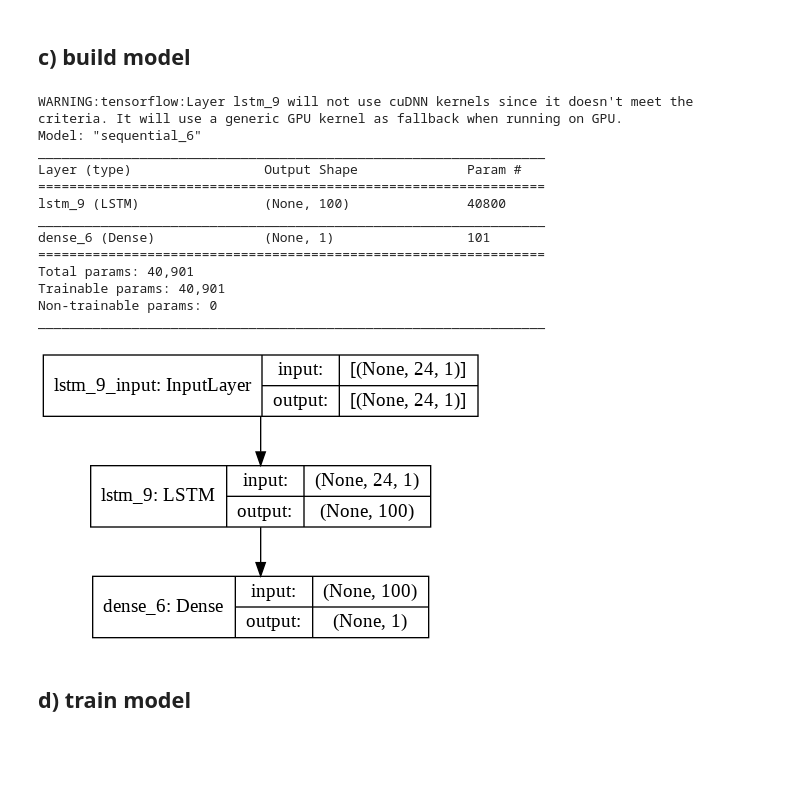
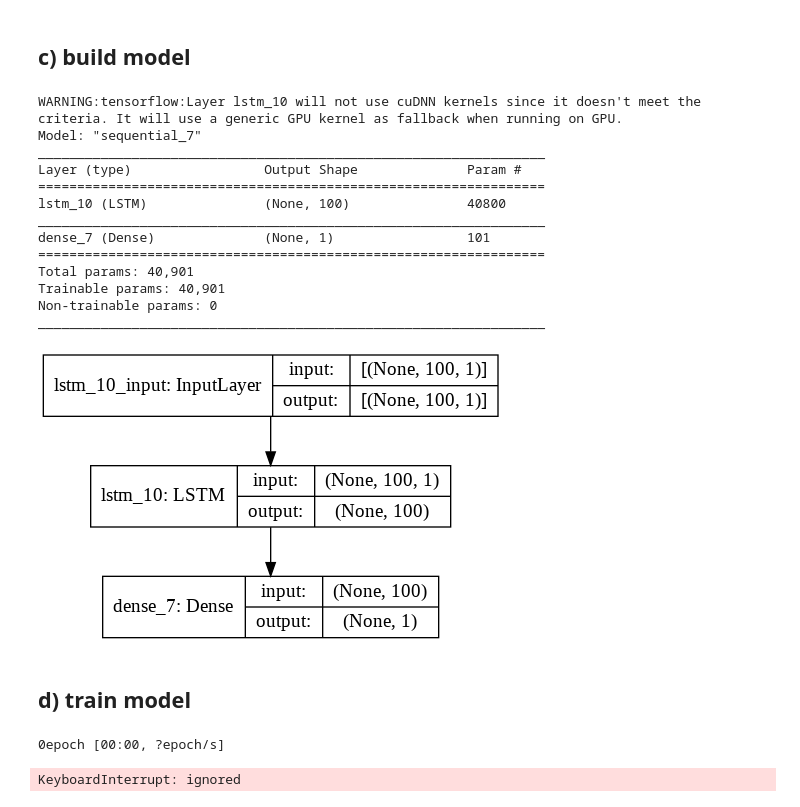
Before and after one commit to tjohanne42/time-series-project-simplon, a Jupyter notebook: preprocess_data.ipynb, the cells around one changed output. Cells and saved outputs as stored; diff of their text form; code cells hidden in the pictures; blank space fills up the shorter version.

```diff
--- a/preprocess_data.ipynb
+++ b/preprocess_data.ipynb
@@ -467,7 +467,7 @@ train.shape, test.shape
 # %% [output]
 ((2217, 1), (555, 1))
 # %%
-input_length = 24
+input_length = 100
 features_length = 1
 generator = TimeseriesGenerator(train, train, length=input_length, batch_size=1)
 # %% [markdown]
@@ -475,43 +475,43 @@ generator = TimeseriesGenerator(train, train, length=input_length, batch_size=1)
 # %%
 # inputs = Input(shape=(input_length, features_length))
 
 # main = LSTM(50, activation="relu", return_sequences=True)(inputs)
 # main = LSTM(50, activation="relu")(inputs)
 # main = Dense(1, activation=None, name='output')(main)
 
 # model = Model(inputs, main)
 
 # model.compile(
 #   optimizer = Adam(learning_rate=0.01),
 #   loss = "mse"
 # )
 
 model = Sequential()
 model.add(LSTM(100, activation="relu", input_shape=(input_length, features_length)))
 model.add(Dense(1))
-model.compile(optimizer="adam", loss="mse")
+model.compile(optimizer="adam", loss="rmse")
 
 model.summary()
 plot_model(model, to_file="blbl.png", show_shapes=True)
 # %% [output]
-WARNING:tensorflow:Layer lstm_9 will not use cuDNN kernels since it doesn't meet the criteria. It will use a generic GPU kernel as fallback when running on GPU.
-Model: "sequential_6"
+WARNING:tensorflow:Layer lstm_10 will not use cuDNN kernels since it doesn't meet the criteria. It will use a generic GPU kernel as fallback when running on GPU.
+Model: "sequential_7"
 _________________________________________________________________
 Layer (type)                 Output Shape              Param #
 =================================================================
-lstm_9 (LSTM)                (None, 100)               40800
+lstm_10 (LSTM)               (None, 100)               40800
 _________________________________________________________________
-dense_6 (Dense)              (None, 1)                 101
+dense_7 (Dense)              (None, 1)                 101
 =================================================================
 Total params: 40,901
 Trainable params: 40,901
 Non-trainable params: 0
 _________________________________________________________________
-[figure, old version]
+[figure, new version]
 # %% [markdown]
 ## d) train model
 # %%
-epochs = 20
+epochs = 5
 
 # train model
 history = model.fit(
@@ -525,6 +525,9 @@ history = model.fit(
 if not os.path.isdir("model"):
   os.system("mkdir model")
 model.save("model/model.h5")
+# %% [output]
+0epoch [00:00, ?epoch/s]
+KeyboardInterrupt: ignored
 # %%
 # show loss
 loss_per_epoch = model.history.history["loss"]
```
Also changed, not shown: parts of 11 cells of this notebook.
